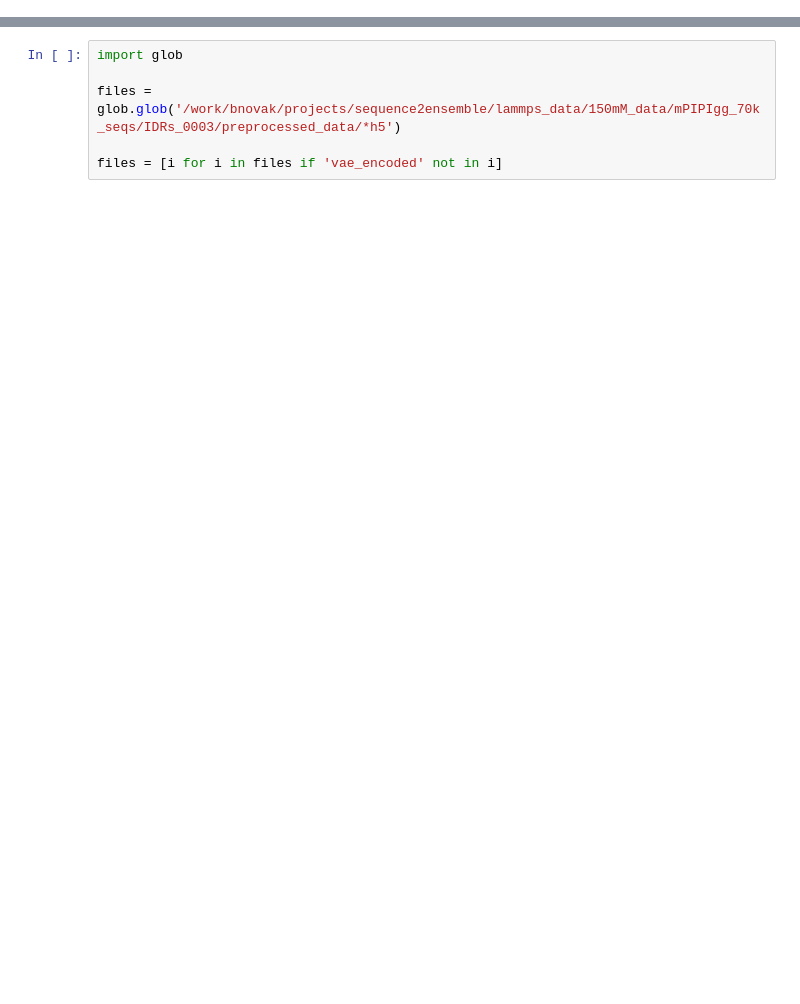
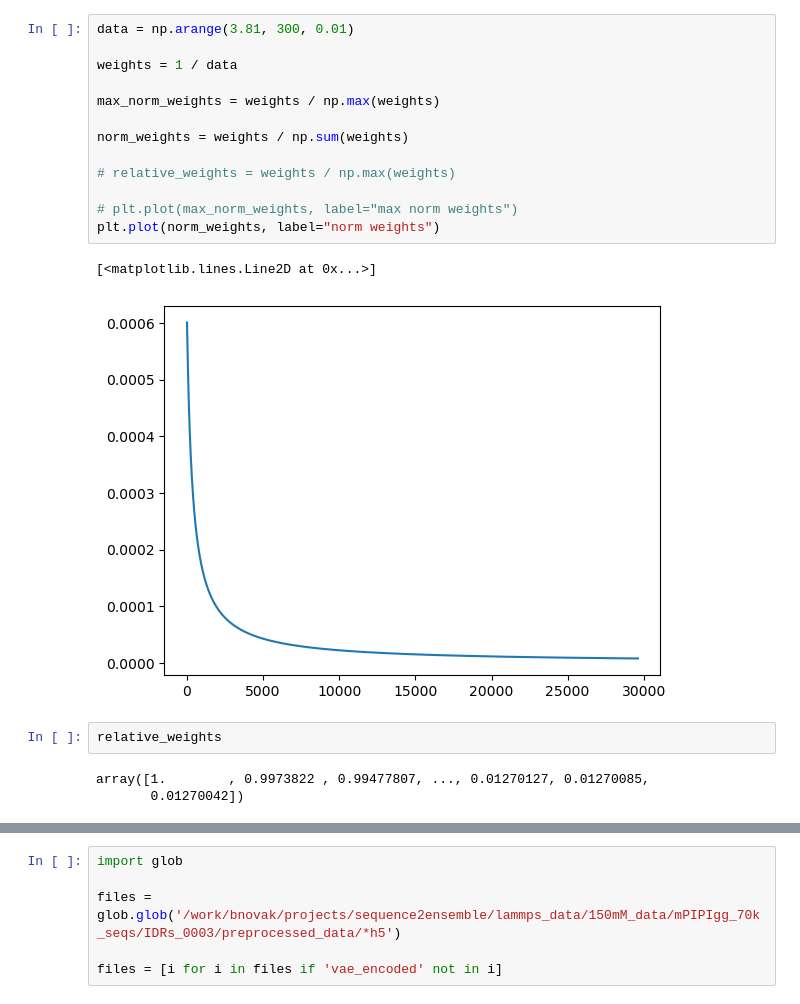
Before and after one commit to idptools/starling, a Jupyter notebook: devtools/scripts/large_dm_VAE_test.ipynb, the cells around one changed output, grey strips where cells are left out. Drawn from its saved outputs; the diff is of its cells as text; blank space fills up the shorter version.

```diff
--- a/devtools/scripts/large_dm_VAE_test.ipynb
+++ b/devtools/scripts/large_dm_VAE_test.ipynb
@@ -12,3 +34,24 @@ import hdf5plugin
+# %%
+data = np.arange(3.81, 300, 0.01)
+
+weights = 1 / data
+
+max_norm_weights = weights / np.max(weights)
+
+norm_weights = weights / np.sum(weights)
+
+# relative_weights = weights / np.max(weights)
+
+# plt.plot(max_norm_weights, label="max norm weights")
+plt.plot(norm_weights, label="norm weights")
+# %% [output]
+[<matplotlib.lines.Line2D at 0x...>]
+[figure, added]
+# %%
+relative_weights
+# %% [output]
+array([1.        , 0.9973822 , 0.99477807, ..., 0.01270127, 0.01270085,
+       0.01270042])
 # %%
 def load_hdf5_data(file_path):
     """
```
Also changed, not shown: parts of 44 cells of this notebook, 3 other files.
